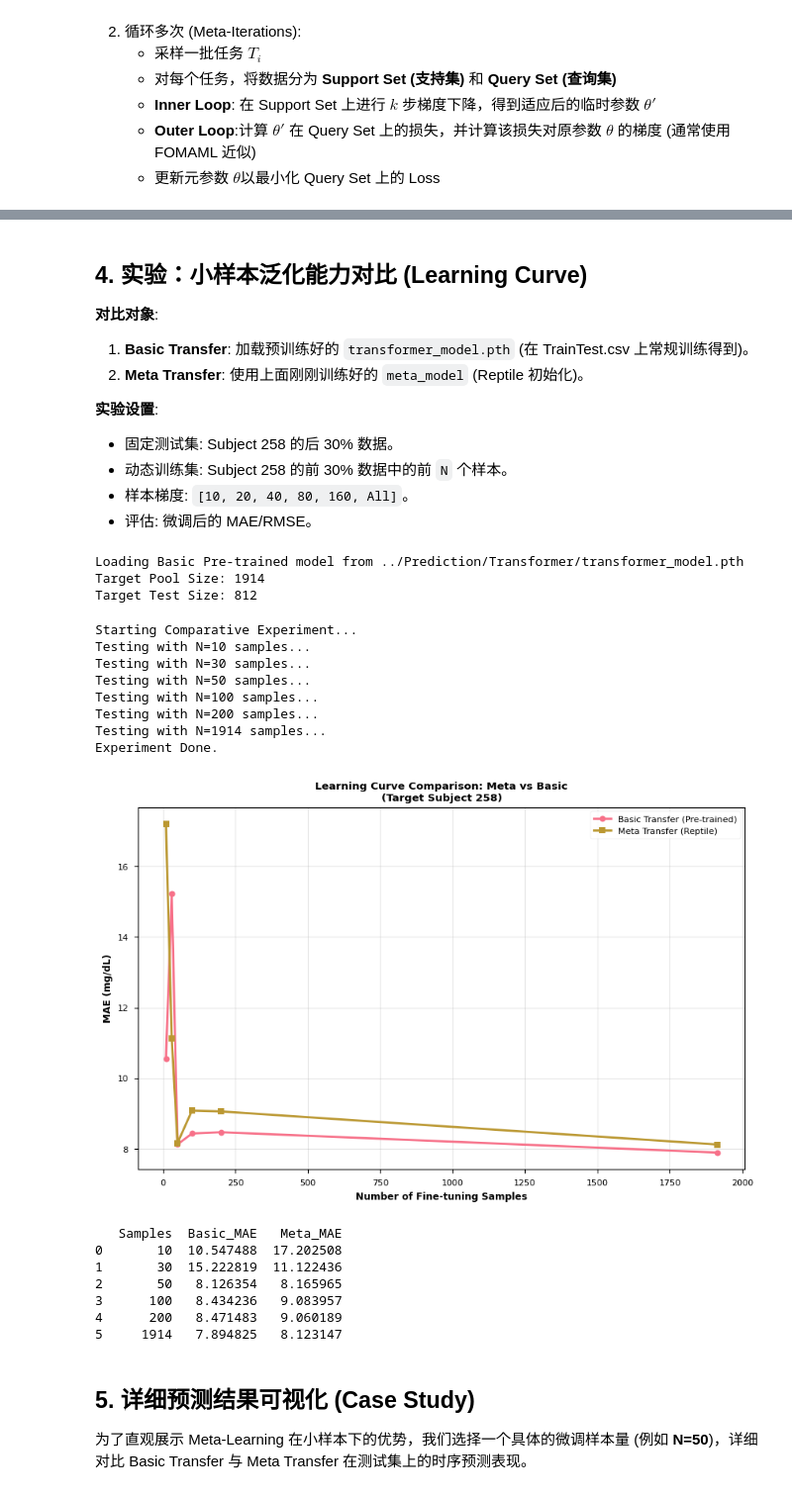
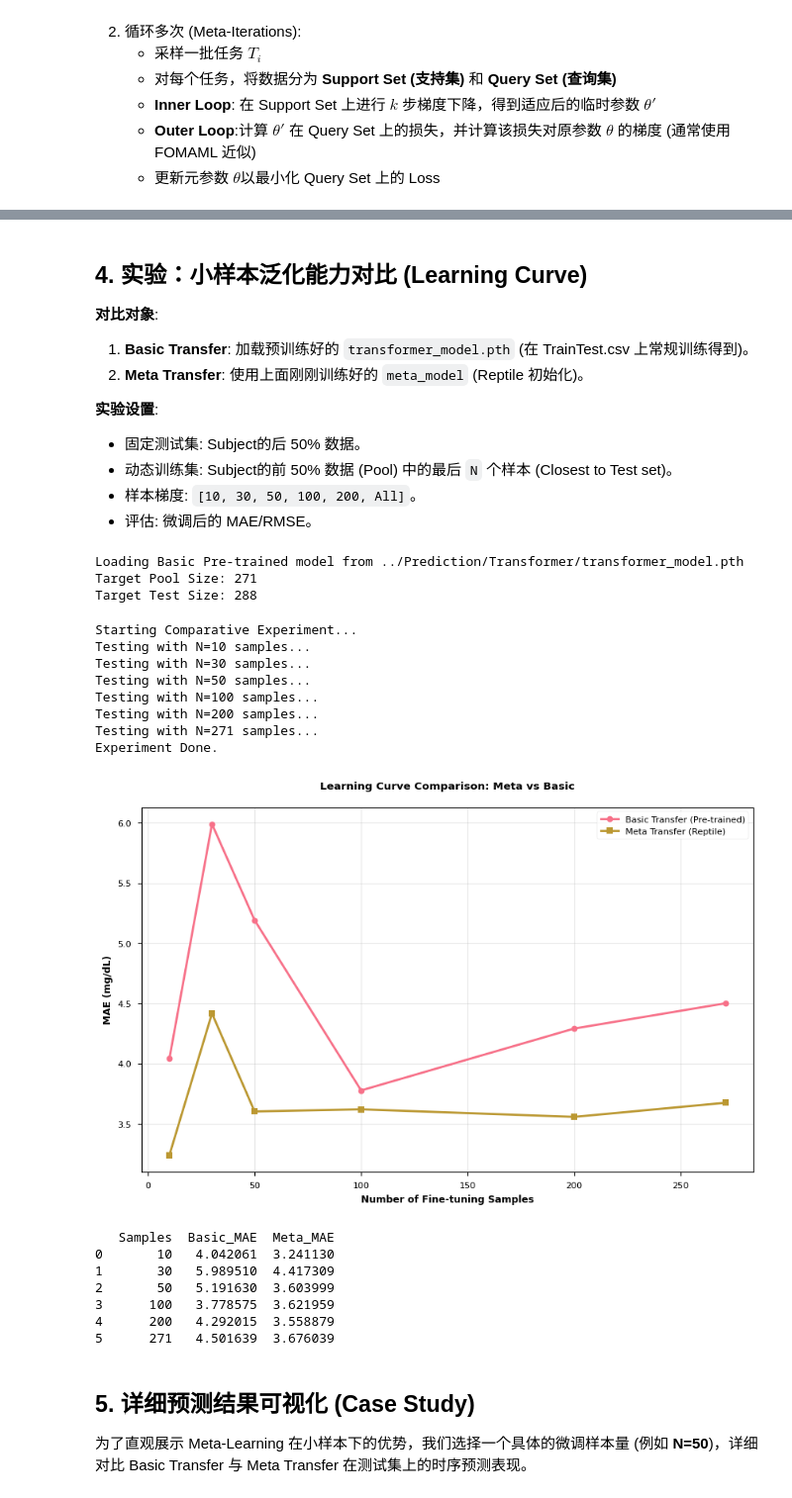
Before and after one commit to Jungle2003/GlucosePrediction, a Jupyter notebook: src/Transfer/transformer_meta_transfer_learning.ipynb, the cells around one changed output, grey strips where cells are left out. Shown at 99% size. Saved outputs shown, nothing was run; the diff lists cells and outputs as text; code cells hidden in the pictures.

```diff
--- a/src/Transfer/transformer_meta_transfer_learning.ipynb
+++ b/src/Transfer/transformer_meta_transfer_learning.ipynb
@@ -62,7 +62,8 @@ print(f"源数据加载完成: {len(df_train_full)} 条记录, 受试者数: {df
 
 # 读取目标数据 (Subject)
 df_served = pd.read_csv(served_path, parse_dates=['time'])
-TARGET_ID = 306
+# 124 306
+TARGET_ID = 124
 df_target = df_served[df_served['id'] == TARGET_ID].copy().sort_values('time').reset_index(drop=True)
 print(f"目标受试者 ({TARGET_ID}) 数据加载完成: {len(df_target)} 条记录")
 # %% [output]
@@ -401,9 +402,9 @@ Restoring best model with Loss: 15.9266
 2. **Meta Transfer**: 使用上面刚刚训练好的 `meta_model` (Reptile 初始化)。
 
 **实验设置**:
-- 固定测试集: Subject 258 的后 30% 数据。
-- 动态训练集: Subject 258 的前 30% 数据中的前 `N` 个样本。
-- 样本梯度: `[10, 20, 40, 80, 160, All]`。
+- 固定测试集: Subject的后 50% 数据。
+- 动态训练集: Subject的前 50% 数据 (Pool) 中的最后 `N` 个样本 (Closest to Test set)。
+- 样本梯度: `[10, 30, 50, 100, 200, All]`。
 - 评估: 微调后的 MAE/RMSE。
 # %%
 # --- 加载 Basic Pre-trained Model ---
@@ -420,14 +421,23 @@ else:
 
 # --- 准备 Target Data ---
 # 划分 Pool / Test
-TEST_RATIO = 0.3
+TEST_RATIO = 0.5
 split_idx = int(len(df_target) * (1 - TEST_RATIO))
 
 df_pool = df_target.iloc[:split_idx].copy()
-df_test = df_target.iloc[split_idx:].copy()
+
+# 修正: 确保测试集的连续性，避免因窗口构建产生的时间缝隙 (Gap)
+# 我们需要从 Pool 的末尾借用一段数据作为 Test 序列开头的 History Context
+overlap_size = N_PAST + PREDICTION_HORIZON - 1
+# 确保索引不越界
+start_test_idx = max(0, split_idx - overlap_size)
+df_test = df_target.iloc[start_test_idx:].copy()
 
 X_pool, y_pool = create_dataset_from_df(df_pool, N_PAST, PREDICTION_HORIZON)
 X_test, y_test = create_dataset_from_df(df_test, N_PAST, PREDICTION_HORIZON)
+
+# 验证连续性：X_pool 的最后一个 y 和 X_test 的第一个 y 应该是时间上相邻的
+# print(f"Pool ends at index {split_idx-1}, Test starts prediction at index {split_idx}")
 
 X_pool_scaled = scaler.transform(X_pool)
 X_test_scaled = scaler.transform(X_test)
@@ -496,8 +506,8 @@ def fine_tune_and_evaluate(init_state_dict, X_train, y_train, epochs=30, lr=1e-3
     return mae, rmse
 # %% [output]
 Loading Basic Pre-trained model from ../Prediction/Transformer/transformer_model.pth
-Target Pool Size: 1914
-Target Test Size: 812
+Target Pool Size: 271
+Target Test Size: 288
 # %%
 # --- 运行对比实验 ---
 sample_sizes = [10, 30, 50, 100, 200, len(X_pool)]
@@ -538,39 +548,39 @@ Testing with N=30 samples...
 Testing with N=50 samples...
 Testing with N=100 samples...
 Testing with N=200 samples...
-Testing with N=1914 samples...
+Testing with N=271 samples...
 Experiment Done.
 # %%
 # --- 结果可视化 ---
 df_res = pd.DataFrame({
     'Samples': sample_sizes,
     'Basic_MAE': results_basic['MAE'],
     'Meta_MAE': results_meta['MAE']
 })
 
 plt.figure(figsize=(10, 6))
 
 plt.plot(df_res['Samples'], df_res['Basic_MAE'], marker='o', label='Basic Transfer (Pre-trained)', linewidth=2)
 plt.plot(df_res['Samples'], df_res['Meta_MAE'], marker='s', label='Meta Transfer (Reptile)', linewidth=2)
 
 plt.xlabel('Number of Fine-tuning Samples', fontweight='bold')
 plt.ylabel('MAE (mg/dL)', fontweight='bold')
-plt.title('Learning Curve Comparison: Meta vs Basic\n(Target Subject 258)', fontweight='bold')
+plt.title('Learning Curve Comparison: Meta vs Basic\n', fontweight='bold')
 plt.legend()
 plt.grid(True, alpha=0.3)
 plt.show()
 
 # 打印数值
 print(df_res)
 # %% [output]
-[figure, old version]
+[figure, new version]
-   Samples  Basic_MAE   Meta_MAE
-0       10  10.547488  17.202508
-1       30  15.222819  11.122436
-2       50   8.126354   8.165965
-3      100   8.434236   9.083957
-4      200   8.471483   9.060189
-5     1914   7.894825   8.123147
+   Samples  Basic_MAE  Meta_MAE
+0       10   4.042061  3.241130
+1       30   5.989510  4.417309
+2       50   5.191630  3.603999
+3      100   3.778575  3.621959
+4      200   4.292015  3.558879
+5      271   4.501639  3.676039
 # %% [markdown]
 ## 5. 详细预测结果可视化 (Case Study)
 
```
Also changed, not shown: parts of 7 cells of this notebook, 1 other file.
